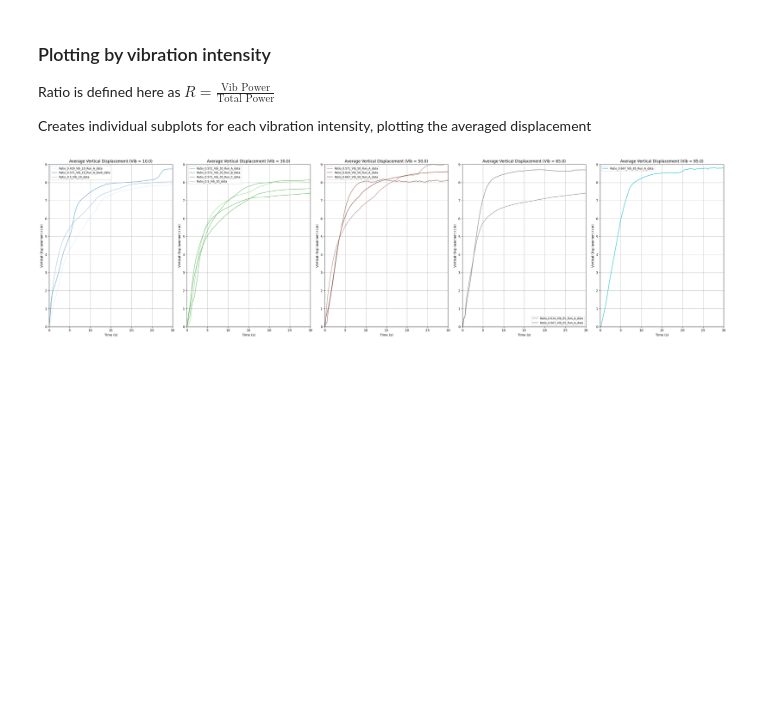
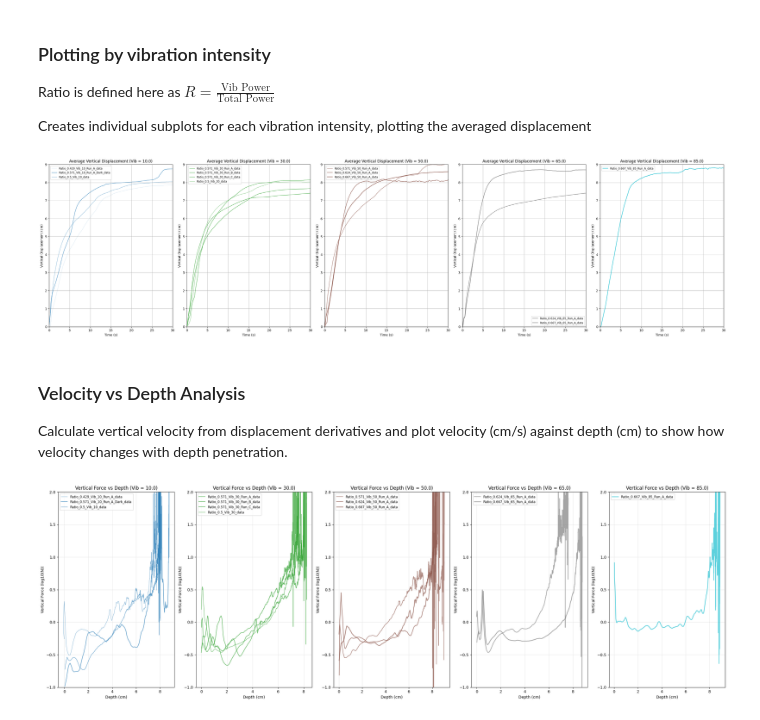
Before and after one commit to OzzysMess/clamming, a Jupyter notebook: vibcompare2.ipynb, the cells around one changed output. Cells and saved outputs as stored; diff of their text form; code cells hidden in the pictures; blank space fills up the shorter version.

Commit message:
Force

```diff
--- a/vibcompare2.ipynb
+++ b/vibcompare2.ipynb
@@ -47,7 +46,7 @@ cmap = cm.get_cmap('tab10', len(unique_vibs))
 vib_colors = {vib: cmap(i) for i, vib in enumerate(unique_vibs)}
 ratio_colors = {ratio: cmap(i) for i, ratio in enumerate(unique_ratios)}
 
-def trim_motion_start(displacement, threshold):
+def trim_motion_start(displacement, threshold=0.15):
     displacement = np.array(displacement)
     abs_disp = np.abs(displacement)
 
@@ -238,3 +237,60 @@ plt.tight_layout()
 plt.show()
 # %% [output]
 [figure]
+# %% [markdown]
+### Velocity vs Depth Analysis
+
+Calculate vertical velocity from displacement derivatives and plot velocity (cm/s) against depth (cm) to show how velocity changes with depth penetration.
+# %%
+# --- Plot setup ---
+num_vibs = len(unique_vibs)
+fig, axes = plt.subplots(1, num_vibs, figsize=(5*num_vibs, 6))
+
+# Handle case where there's only one vib value
+if num_vibs == 1:
+    axes = [axes]
+
+# --- Loop through results and plot velocity vs depth ---
+for filename, data in results.items():
+    ratio = data['ratio']
+    vib = data['vib']
+    color = vib_colors.get(vib, 'black')
+    vertical_mean = data['vertical_mean'] / ppcm  # Convert to cm
+
+    # Calculate velocity as derivative of displacement with respect to time
+    # Assuming 30 FPS, time step is 1/30 seconds
+    dt = 1 / 30
+    velocity = np.gradient(vertical_mean) / dt  # cm/s
+    # Force = Total Power / Velocity
+    v_power = vib_power_map.get(vib, 0)
+    force = (v_power/ratio) / velocity
+    # Plot force vs depth (vertical_mean is the depth)
+    label = os.path.splitext(filename)[0]
+
+    window = 7
+    kernel = np.ones(window) / window
+    force_smooth = np.convolve(force, kernel, mode='same')
+
+    # Find the subplot index for this vib value
+    vib_idx = unique_vibs.index(vib)
+    ax = axes[vib_idx]
+    log_force = np.log10(force_smooth)
+    log_force = np.clip(log_force, -1, 2)  # Limit log force values for better visualization
+
+    ax.plot(vertical_mean, log_force, label=label,
+             color=color, linewidth=ratio*5-1.5, alpha=0.7)
+
+# --- Final formatting ---
+for vib_idx, vib in enumerate(unique_vibs):
+    ax = axes[vib_idx]
+    ax.set_title(f"Vertical Force vs Depth (Vib = {vib})")
+    ax.set_xlabel("Depth (cm)")
+    ax.set_ylabel("Vertical Force (log10(N))")
+    ax.set_ylim((-1,2))
+    ax.grid(True, alpha=0.3)
+    ax.legend(fontsize='small', loc='best')
+
+plt.tight_layout()
+plt.show()
+# %% [output]
+[figure, added]
```
Also changed, not shown: parts of 2 cells of this notebook, 2 other files.
